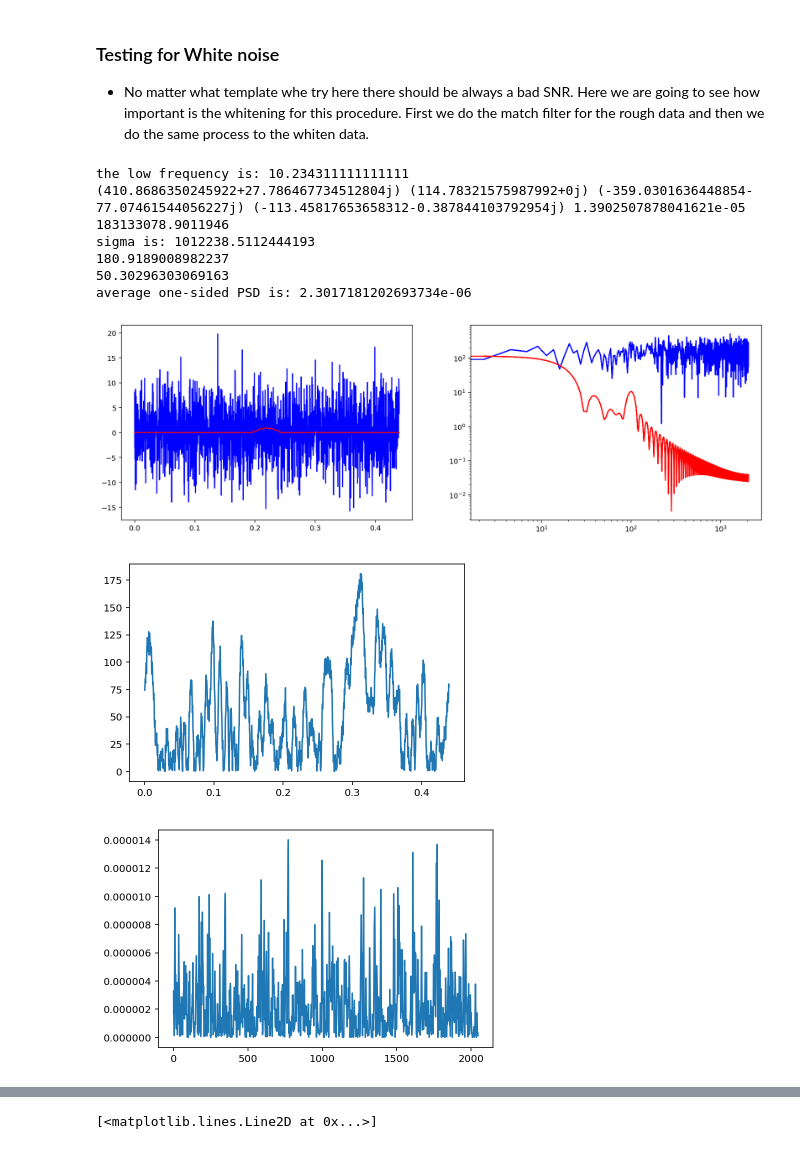
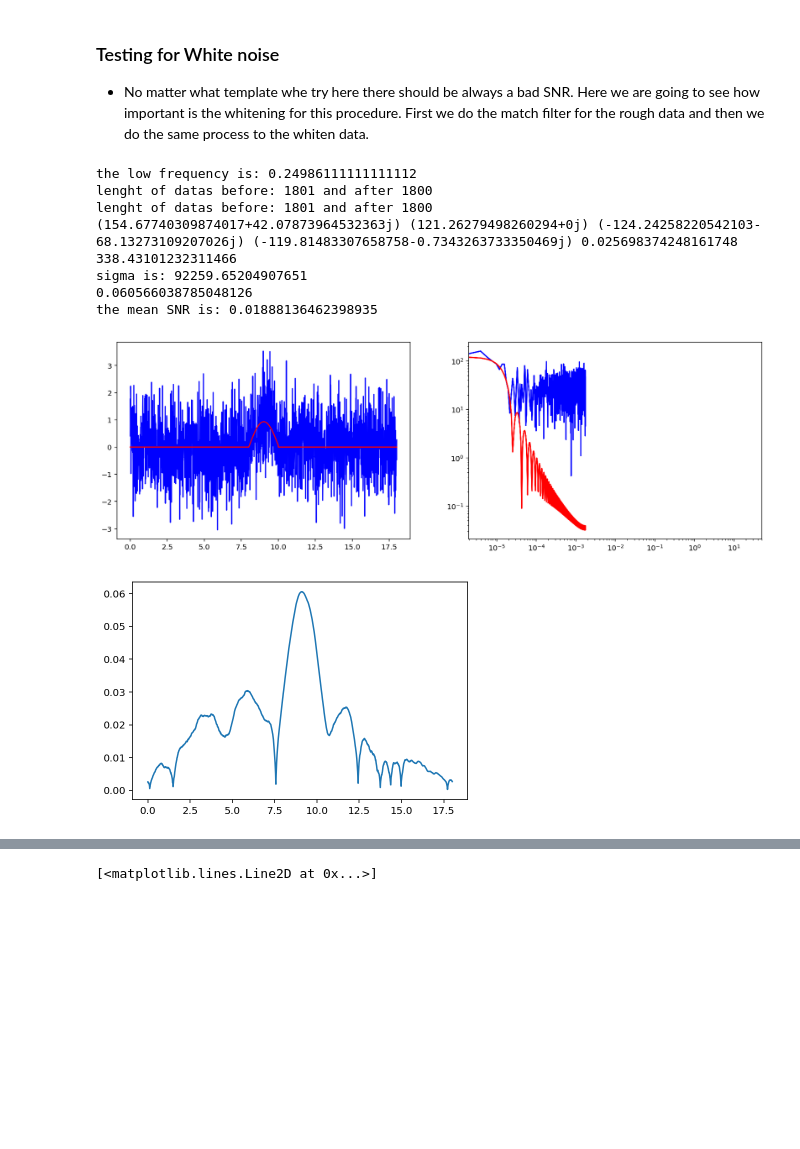
Before and after one commit to frmunozz/IrregularMatchedFilter, a Jupyter notebook: RegularSampling.ipynb, the cells around one changed output, grey strips where cells are left out. Drawn from its saved outputs; the diff is of its cells as text; code cells hidden in the pictures; blank space fills up the shorter version.

```diff
--- a/RegularSampling.ipynb
+++ b/RegularSampling.ipynb
@@ -105,23 +105,24 @@ class Whitening:
 class MatchFilter:
     def __init__(self, data, template, dt, alpha=0.5):
         self.dt = dt
-        self.fs = int(1 / dt)
+        self.df = 2 * np.pi / len(data)
         self.data = data
         self.template = template
         self.freqs = self.compute_freqs()
         self.dwindow = signal.tukey(template.size, alpha=alpha)
 
     def compute_freqs(self):
-        return np.fft.fftfreq(self.template.size) * self.fs
+        return np.fft.fftfreq(self.template.size) * self.df
 
     def make_psd(self, data):
-        NFFT = 4*self.fs
+        NFFT = 2 * len(data)
         psd_window = np.blackman(NFFT)
         # and a 50% overlap:
         NOVL = NFFT/2
-        power, freq = mlab.psd(data, Fs=self.fs, NFFT=4 * self.fs, window=psd_window, noverlap=NOVL)
+        power, freq = mlab.psd(data, Fs=1/self.dt, NFFT=NFFT, window=psd_window, noverlap=NOVL)
         self.freq_psd = freq
         self.psd = power
+        print("lenght of datas before: {} and after {}".format(len(power), len(np.interp(np.abs(self.freqs), freq, power))))
         return np.interp(np.abs(self.freqs), freq, power)
 
     def product(self, data_fft, template_fft, power_vec):
@@ -136,19 +137,18 @@ class MatchFilter:
 
     def SNR(self, noise, normalize=True, shift=True): # as defined from LIGO
         template_fft, data_fft, power_vec = self.make_fft(noise)
-        optimal = 2 * np.fft.ifft(self.product(data_fft, template_fft, power_vec))
+        optimal = 4 * 2 * np.pi * self.df * np.fft.ifft(self.product(data_fft, template_fft, power_vec))
         print(max(abs(optimal)))
         # in order to get an SNR of 1 when the template is at a time of where the signal is only noise,
         # we divide by this sigma:
         if normalize:
-            df = np.abs(self.freqs[1] - self.freqs[2])
-            sigmasq = 4 * (template_fft * template_fft.conjugate() / power_vec).sum() * df
-            sigma = np.sqrt(np.abs(sigmasq))
+            sigmasq = 4 * ((template_fft * template_fft.conjugate() / power_vec).real).sum() * self.df
+            sigma = np.abs(sigmasq)
             print("sigma is: {}".format(sigma))
         else:
             sigma = 1
 
-        SNR_complex = optimal / sigma
+        SNR_complex = np.sqrt(optimal / sigma)
         print(max(abs(SNR_complex)))
         # this wil give us an array of matches between the signal and the template representing
         # the offset in time, this mean that we will get the maximun SNR at offset 0 and the same value at the end
@@ -164,71 +164,64 @@ class MatchFilter:
 ### Testing for White noise
 * No matter what template whe try here there should be always a bad SNR. Here we are going to see how important is the whitening for this procedure. First we do the match filter for the rough data and then we do the same process to the whiten data.
 # %%
-fs = 1024 * 4          # sampling rate [Hz]
-N = 1800            # number of samples
-T = N / fs       # duration [s]
-np.random.seed(1)  # set the seed
+dt = 0.01        # time interval
+N = 1800         # number of samples
+T = N * dt       # duration [s]
+np.random.seed(0)  # set the seed
 
-# time interval spaced with 1/fs = dt
-times = np.linspace(0, N / fs, N)
-dt = times[1] - times[0]
+# time array
+times = np.linspace(0, N * dt, N)
 
 # generate the noise
-noise =  np.random.normal(0, 5, len(times))
-noise2 = np.zeros(len(times))
-noise2[int(len(times)*7/9): int(len(times)*9/9)] = -0.5
-# noise = noise + noise2
+noise =  np.random.normal(0, 1, len(times))
+
 # here the signal is noise
 data = noise
 
 # generate the template
 template = np.zeros(len(times))
 # setting the low frequency
 low_f = 0.5 / times[int(len(times) / 9)]
 print("the low frequency is: {}".format(low_f))
+# two options to check template, one completely sinusoidal and another with just one peak
 template[int(len(times)*4/9): int(len(times)*5/9)] = Signal(frequencies=[low_f, 100],
                                                           weights=[0.9, 0.1]).sin_samples(times[0:int(len(times)*1/9)],
                                                                                           with_noise=False)
 # template = Signal(frequencies=[low_f, 300], weights=[0.9, 0.1]).sin_samples(times, with_noise=False)
-# template[int(len(times)*6/9): int(len(times)*7/9)] = 1
-data = noise
-# template = np.zeros(len(times))
-# template[int(len(times)*1/9): int(len(times)*2/9)] = Signal(frequencies=[low_f, 100],
-#                                                           weights=[0.9, 0.1]).sin_samples(times[0:int(len(times)*1/9)],
-#                                                                                           with_noise=False)
 
-
+data = noise + template
+# do the match filter
 mf = MatchFilter(data, template, dt)
 template_fft, data_fft, power_vec = mf.make_fft(data)
 freqs = mf.compute_freqs()
 snr = mf.SNR(data, normalize=True, shift=True)
 
 
 fig, [ax1, ax2] = plt.subplots(1, 2, figsize=(16, 5))
 ax1.plot(times, data, 'b')
 ax1.plot(times, template, 'r')
 ax2.loglog(abs(freqs), abs(data_fft), 'b')
 ax2.loglog(abs(freqs), abs(template_fft.conjugate()), 'r')
-# ax2.set_xlim(0, 50)
+ax2.set_xlim(0, 50)
 
 fig = plt.figure()
 plt.plot(times, snr)
-print(np.mean(snr))
+print("the mean SNR is: {}".format(np.mean(snr)))
 
-fig = plt.figure()
-plt.plot(mf.freq_psd, mf.psd)
-print("average one-sided PSD is: {}".format(np.average(mf.psd)))
+# fig = plt.figure()
+# plt.plot(mf.freq_psd, mf.psd)
+# print("average one-sided PSD is: {}".format(np.average(mf.psd)))
 # %% [output]
-the low frequency is: 10.234311111111111
-(410.8686350245922+27.786467734512804j) (114.78321575987992+0j) (-359.0301636448854-77.07461544056227j) (-113.45817653658312-0.387844103792954j) 1.3902507878041621e-05
-183133078.9011946
-sigma is: 1012238.5112444193
-180.9189008982237
-50.30296303069163
-average one-sided PSD is: 2.3017181202693734e-06
+the low frequency is: 0.24986111111111112
+lenght of datas before: 1801 and after 1800
+lenght of datas before: 1801 and after 1800
+(154.67740309874017+42.07873964532363j) (121.26279498260294+0j) (-124.24258220542103-68.13273109207026j) (-119.81483307658758-0.7343263733350469j) 0.025698374248161748
+338.43101232311466
+sigma is: 92259.65204907651
+0.060566038785048126
+the mean SNR is: 0.01888136462398935
-[figure, old version]
+[figure, new version]
-[figure, old version]
+[figure, new version]
-[figure, removed]
 # %%
 mf = MatchFilter(data, template, dt)
 snr = mf.SNR(noise, normalize=True, shift=True)
```
Also changed, not shown: parts of 9 cells of this notebook, 2 other files.
